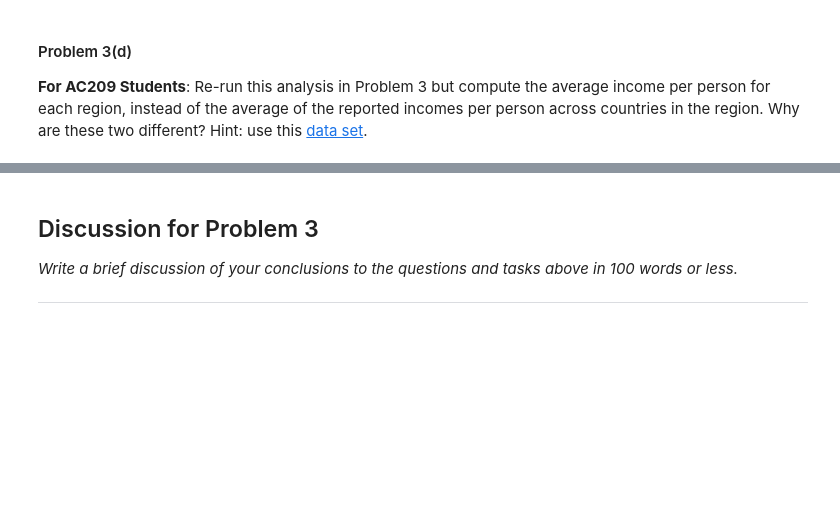
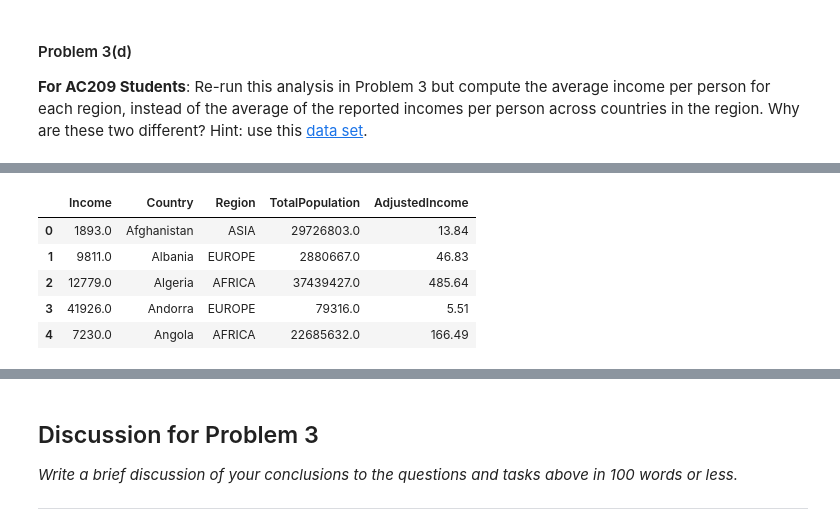
Before and after one commit to FloatFlow/CS109HW, a Jupyter notebook: HW1.ipynb, the cells around one changed output, grey strips where cells are left out. Cells and saved outputs as stored; diff of their text form; code cells hidden in the pictures; blank space fills up the shorter version.

```diff
--- a/HW1.ipynb
+++ b/HW1.ipynb
@@ -393,0 +439,35 @@ Calculate the proportion of countries with income per person that is greater tha
+# %%
+def popmergebyyear(year):
+
+    Income_df = pd.DataFrame(income.ix[year].values, columns = ['Income'])
+    Income_df['Country'] = income.columns
+
+    joined = pd.merge(Income_df, countries, how="inner", on=['Country'])
+
+    Pop_df = pop[['Country', year]]
+
+    joined = pd.merge(joined, Pop_df, how='inner', on=['Country'])
+    joined.columns = list(joined.columns[:-1]) + ['TotalPopulation']
+    joined.Income = np.round(joined.Income.values, 2)
+
+
+    def adjust(df):
+        totpop = df.sum()['TotalPopulation']
+        dfout = df
+        dfout['AdjustedIncome'] = df.Income * df.TotalPopulation / float(totpop)
+        dfout.AdjustedIncome = np.round(dfout.AdjustedIncome.values, 2)
+        return dfout
+
+    grouped = joined.groupby('Region').apply(adjust)
+
+
+    return grouped
+
+popmergebyyear(2012).head()
+# %% [output]
+|  | Income | Country | Region | TotalPopulation | AdjustedIncome |
+| 0 | 1893.0 | Afghanistan | ASIA | 29726803.0 | 13.84 |
+| 1 | 9811.0 | Albania | EUROPE | 2880667.0 | 46.83 |
+| 2 | 12779.0 | Algeria | AFRICA | 37439427.0 | 485.64 |
+| 3 | 41926.0 | Andorra | EUROPE | 79316.0 | 5.51 |
+| 4 | 7230.0 | Angola | AFRICA | 22685632.0 | 166.49 |
```
Also changed, not shown: parts of 14 cells of this notebook.
